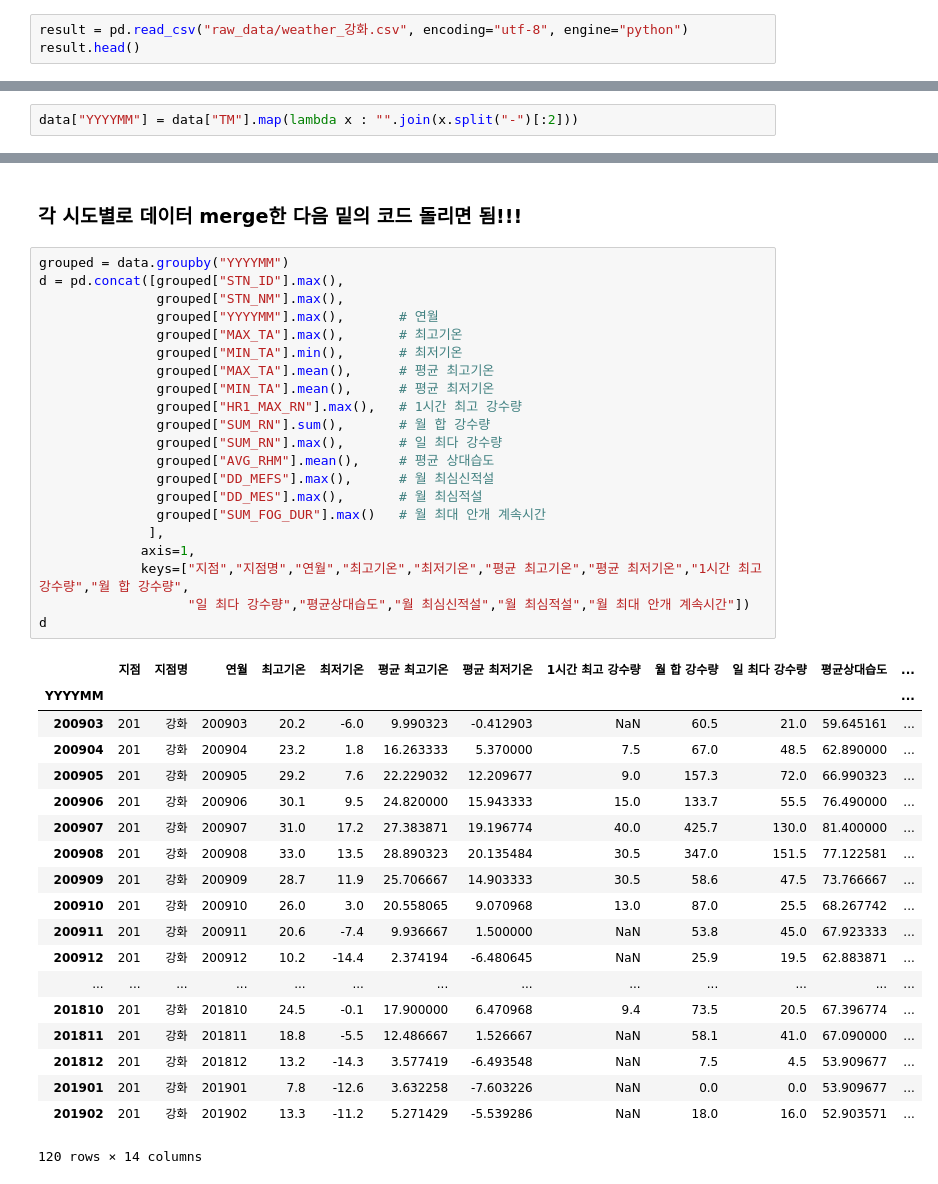
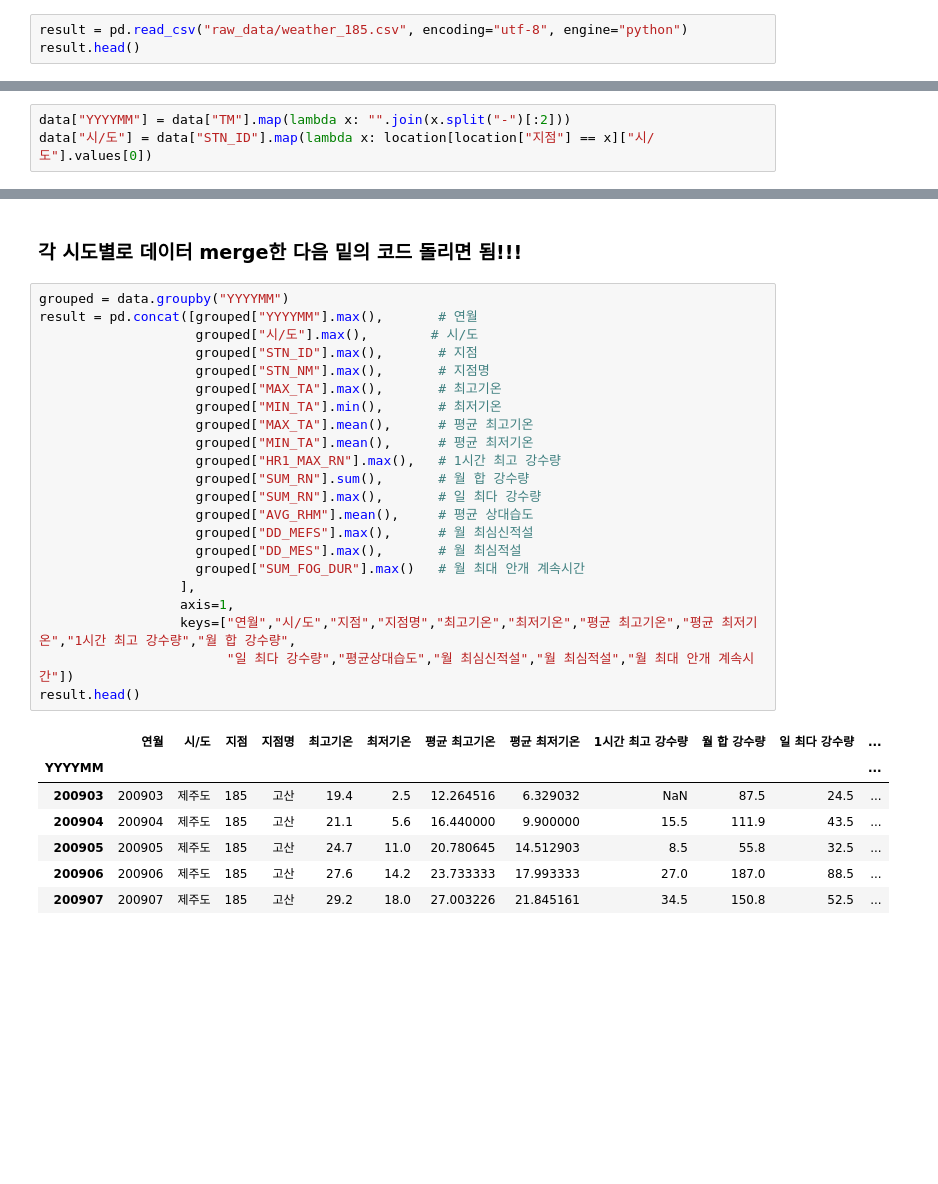
Before and after one commit to statKim/TIL, a Jupyter notebook: Python/API/기상청_api.ipynb, the cells around one changed output, grey strips where cells are left out. Cells and saved outputs as stored; diff of their text form; blank space fills up the shorter version.

```diff
--- a/Python/API/기상청_api.ipynb
+++ b/Python/API/기상청_api.ipynb
@@ -135,6 +135,6 @@ var_index
 # %% [markdown]
 ### 지점에 맞는 시/도 맞춰서 변수 추가해야함!
 # %%
-result = pd.read_csv("raw_data/weather_강화.csv", encoding="utf-8", engine="python")
+result = pd.read_csv("raw_data/weather_185.csv", encoding="utf-8", engine="python")
 result.head()
 # %% [output]
@@ -169,5 +162,6 @@ https://pandas.pydata.org/pandas-docs/stable/indexing.html#deprecate-loc-reindex
 # %%
-data["YYYYMM"] = data["TM"].map(lambda x : "".join(x.split("-")[:2]))
+data["YYYYMM"] = data["TM"].map(lambda x: "".join(x.split("-")[:2]))
+data["시/도"] = data["STN_ID"].map(lambda x: location[location["지점"] == x]["시/도"].values[0])
 # %%
 data.head()
 # %% [output]
@@ -225,45 +215,34 @@ data[ data["YYYYMM"] == "200903" ]
 ### 각 시도별로 데이터 merge한 다음 밑의 코드 돌리면 됨!!!
 # %%
 grouped = data.groupby("YYYYMM")
-d = pd.concat([grouped["STN_ID"].max(),
-               grouped["STN_NM"].max(),
-               grouped["YYYYMM"].max(),       # 연월
-               grouped["MAX_TA"].max(),       # 최고기온
-               grouped["MIN_TA"].min(),       # 최저기온
-               grouped["MAX_TA"].mean(),      # 평균 최고기온
-               grouped["MIN_TA"].mean(),      # 평균 최저기온
-               grouped["HR1_MAX_RN"].max(),   # 1시간 최고 강수량
-               grouped["SUM_RN"].sum(),       # 월 합 강수량
-               grouped["SUM_RN"].max(),       # 일 최다 강수량
-               grouped["AVG_RHM"].mean(),     # 평균 상대습도
-               grouped["DD_MEFS"].max(),      # 월 최심신적설
-               grouped["DD_MES"].max(),       # 월 최심적설
-               grouped["SUM_FOG_DUR"].max()   # 월 최대 안개 계속시간
-              ],
-             axis=1,
-             keys=["지점","지점명","연월","최고기온","최저기온","평균 최고기온","평균 최저기온","1시간 최고 강수량","월 합 강수량",
-                   "일 최다 강수량","평균상대습도","월 최심신적설","월 최심적설","월 최대 안개 계속시간"])
-d
+result = pd.concat([grouped["YYYYMM"].max(),       # 연월
+                    grouped["시/도"].max(),        # 시/도
+                    grouped["STN_ID"].max(),       # 지점
+                    grouped["STN_NM"].max(),       # 지점명
+                    grouped["MAX_TA"].max(),       # 최고기온
+                    grouped["MIN_TA"].min(),       # 최저기온
+                    grouped["MAX_TA"].mean(),      # 평균 최고기온
+                    grouped["MIN_TA"].mean(),      # 평균 최저기온
+                    grouped["HR1_MAX_RN"].max(),   # 1시간 최고 강수량
+                    grouped["SUM_RN"].sum(),       # 월 합 강수량
+                    grouped["SUM_RN"].max(),       # 일 최다 강수량
+                    grouped["AVG_RHM"].mean(),     # 평균 상대습도
+                    grouped["DD_MEFS"].max(),      # 월 최심신적설
+                    grouped["DD_MES"].max(),       # 월 최심적설
+                    grouped["SUM_FOG_DUR"].max()   # 월 최대 안개 계속시간
+                  ],
+                  axis=1,
+                  keys=["연월","시/도","지점","지점명","최고기온","최저기온","평균 최고기온","평균 최저기온","1시간 최고 강수량","월 합 강수량",
+                        "일 최다 강수량","평균상대습도","월 최심신적설","월 최심적설","월 최대 안개 계속시간"])
+result.head()
 # %% [output]
-|  | 지점 | 지점명 | 연월 | 최고기온 | 최저기온 | 평균 최고기온 | 평균 최저기온 | 1시간 최고 강수량 | 월 합 강수량 | 일 최다 강수량 | 평균상대습도 | ... |
+|  | 연월 | 시/도 | 지점 | 지점명 | 최고기온 | 최저기온 | 평균 최고기온 | 평균 최저기온 | 1시간 최고 강수량 | 월 합 강수량 | 일 최다 강수량 | ... |
 | YYYYMM |  |  |  |  |  |  |  |  |  |  |  | ... |
-| 200903 | 201 | 강화 | 200903 | 20.2 | -6.0 | 9.990323 | -0.412903 | NaN | 60.5 | 21.0 | 59.645161 | ... |
-| 200904 | 201 | 강화 | 200904 | 23.2 | 1.8 | 16.263333 | 5.370000 | 7.5 | 67.0 | 48.5 | 62.890000 | ... |
-| 200905 | 201 | 강화 | 200905 | 29.2 | 7.6 | 22.229032 | 12.209677 | 9.0 | 157.3 | 72.0 | 66.990323 | ... |
-| 200906 | 201 | 강화 | 200906 | 30.1 | 9.5 | 24.820000 | 15.943333 | 15.0 | 133.7 | 55.5 | 76.490000 | ... |
-| 200907 | 201 | 강화 | 200907 | 31.0 | 17.2 | 27.383871 | 19.196774 | 40.0 | 425.7 | 130.0 | 81.400000 | ... |
-| 200908 | 201 | 강화 | 200908 | 33.0 | 13.5 | 28.890323 | 20.135484 | 30.5 | 347.0 | 151.5 | 77.122581 | ... |
-| 200909 | 201 | 강화 | 200909 | 28.7 | 11.9 | 25.706667 | 14.903333 | 30.5 | 58.6 | 47.5 | 73.766667 | ... |
-| 200910 | 201 | 강화 | 200910 | 26.0 | 3.0 | 20.558065 | 9.070968 | 13.0 | 87.0 | 25.5 | 68.267742 | ... |
-| 200911 | 201 | 강화 | 200911 | 20.6 | -7.4 | 9.936667 | 1.500000 | NaN | 53.8 | 45.0 | 67.923333 | ... |
-| 200912 | 201 | 강화 | 200912 | 10.2 | -14.4 | 2.374194 | -6.480645 | NaN | 25.9 | 19.5 | 62.883871 | ... |
-| ... | ... | ... | ... | ... | ... | ... | ... | ... | ... | ... | ... | ... |
-| 201810 | 201 | 강화 | 201810 | 24.5 | -0.1 | 17.900000 | 6.470968 | 9.4 | 73.5 | 20.5 | 67.396774 | ... |
-| 201811 | 201 | 강화 | 201811 | 18.8 | -5.5 | 12.486667 | 1.526667 | NaN | 58.1 | 41.0 | 67.090000 | ... |
-| 201812 | 201 | 강화 | 201812 | 13.2 | -14.3 | 3.577419 | -6.493548 | NaN | 7.5 | 4.5 | 53.909677 | ... |
-| 201901 | 201 | 강화 | 201901 | 7.8 | -12.6 | 3.632258 | -7.603226 | NaN | 0.0 | 0.0 | 53.909677 | ... |
-| 201902 | 201 | 강화 | 201902 | 13.3 | -11.2 | 5.271429 | -5.539286 | NaN | 18.0 | 16.0 | 52.903571 | ... |
+| 200903 | 200903 | 제주도 | 185 | 고산 | 19.4 | 2.5 | 12.264516 | 6.329032 | NaN | 87.5 | 24.5 | ... |
+| 200904 | 200904 | 제주도 | 185 | 고산 | 21.1 | 5.6 | 16.440000 | 9.900000 | 15.5 | 111.9 | 43.5 | ... |
+| 200905 | 200905 | 제주도 | 185 | 고산 | 24.7 | 11.0 | 20.780645 | 14.512903 | 8.5 | 55.8 | 32.5 | ... |
+| 200906 | 200906 | 제주도 | 185 | 고산 | 27.6 | 14.2 | 23.733333 | 17.993333 | 27.0 | 187.0 | 88.5 | ... |
+| 200907 | 200907 | 제주도 | 185 | 고산 | 29.2 | 18.0 | 27.003226 | 21.845161 | 34.5 | 150.8 | 52.5 | ... |
-120 rows × 14 columns
 # %%
 result.columns
 # %% [output]
```
Also changed, not shown: parts of 40 cells of this notebook, 1 other file.
